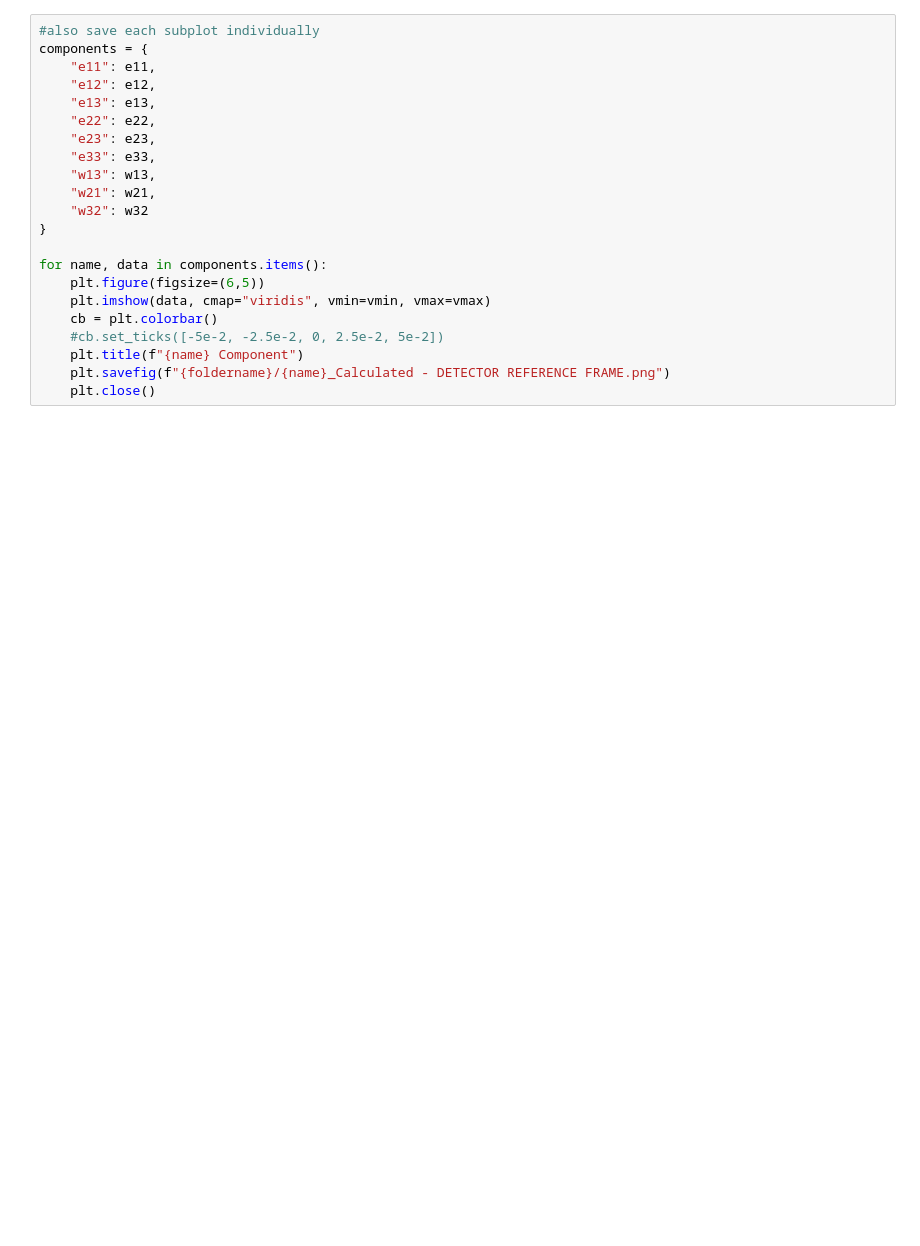
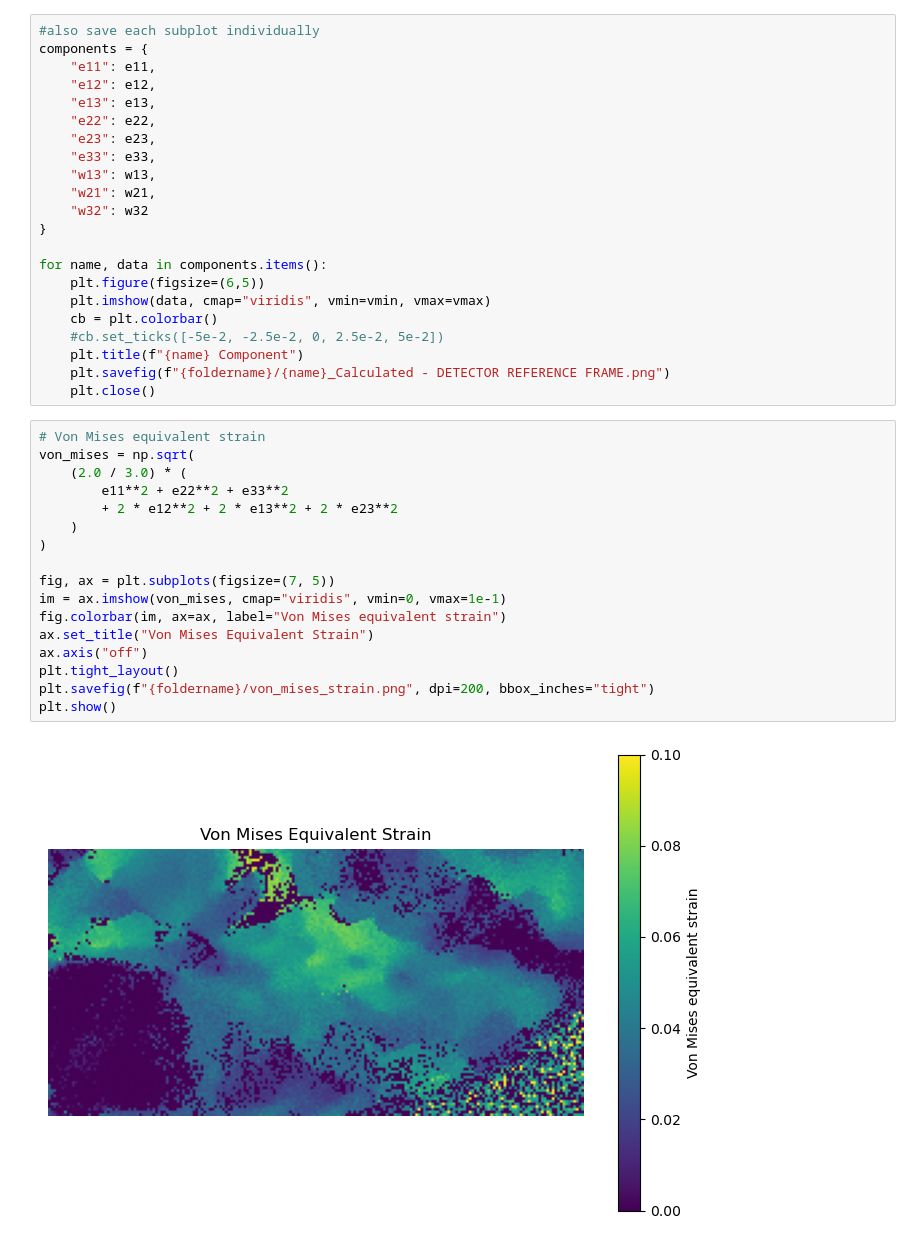
Before and after one commit to crestienne/IDIC-HREBSD, a Jupyter notebook: VisualizingResults/VisualizingResults-Experimental.ipynb, the cells around one changed output. Saved outputs shown, nothing was run; the diff lists cells and outputs as text; blank space fills up the shorter version.

```diff
--- a/VisualizingResults/VisualizingResults-Experimental.ipynb
+++ b/VisualizingResults/VisualizingResults-Experimental.ipynb
@@ -295,3 +318,22 @@ for name, data in components.items():
     plt.title(f"{name} Component")
     plt.savefig(f"{foldername}/{name}_Calculated - DETECTOR REFERENCE FRAME.png")
     plt.close()
+# %%
+# Von Mises equivalent strain
+von_mises = np.sqrt(
+    (2.0 / 3.0) * (
+        e11**2 + e22**2 + e33**2
+        + 2 * e12**2 + 2 * e13**2 + 2 * e23**2
+    )
+)
+
+fig, ax = plt.subplots(figsize=(7, 5))
+im = ax.imshow(von_mises, cmap="viridis", vmin=0, vmax=1e-1)
+fig.colorbar(im, ax=ax, label="Von Mises equivalent strain")
+ax.set_title("Von Mises Equivalent Strain")
+ax.axis("off")
+plt.tight_layout()
+plt.savefig(f"{foldername}/von_mises_strain.png", dpi=200, bbox_inches="tight")
+plt.show()
+# %% [output]
+[figure, added]
```
Also changed, not shown: parts of 8 cells of this notebook, 8 other files.
